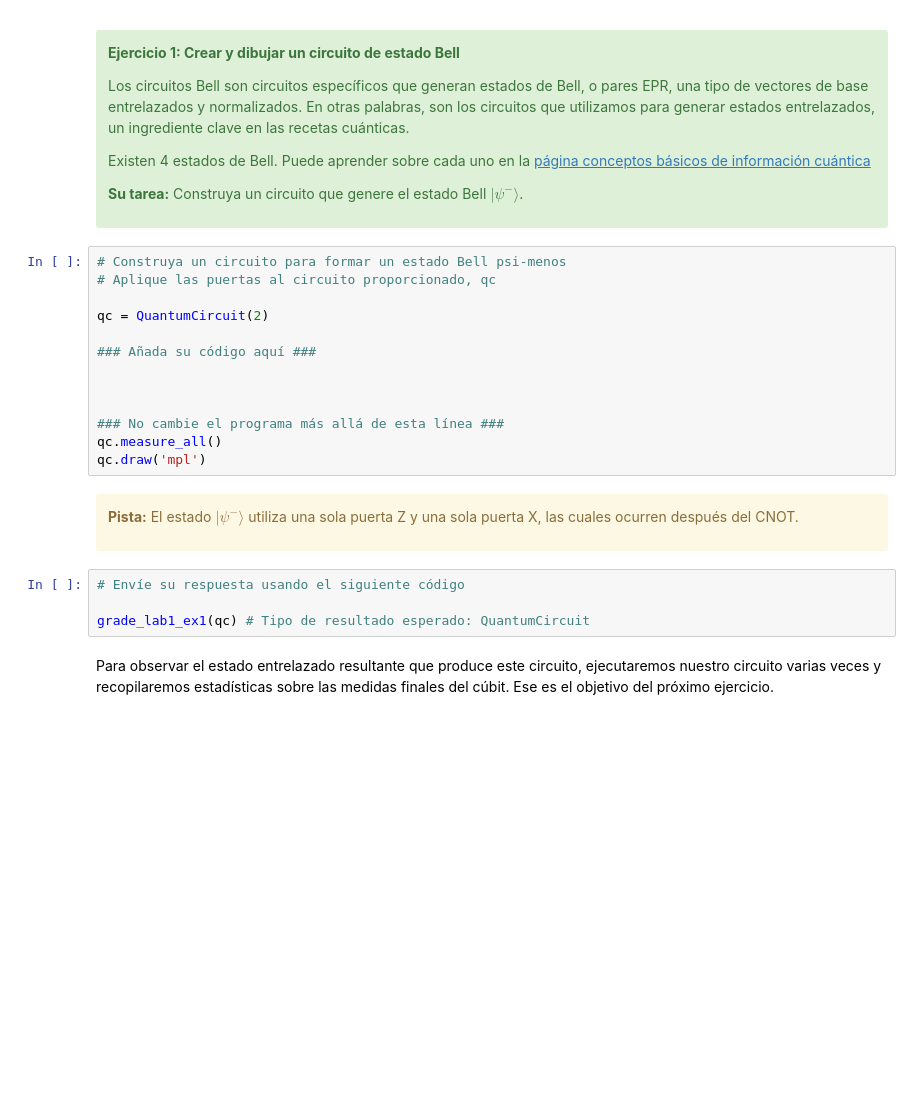
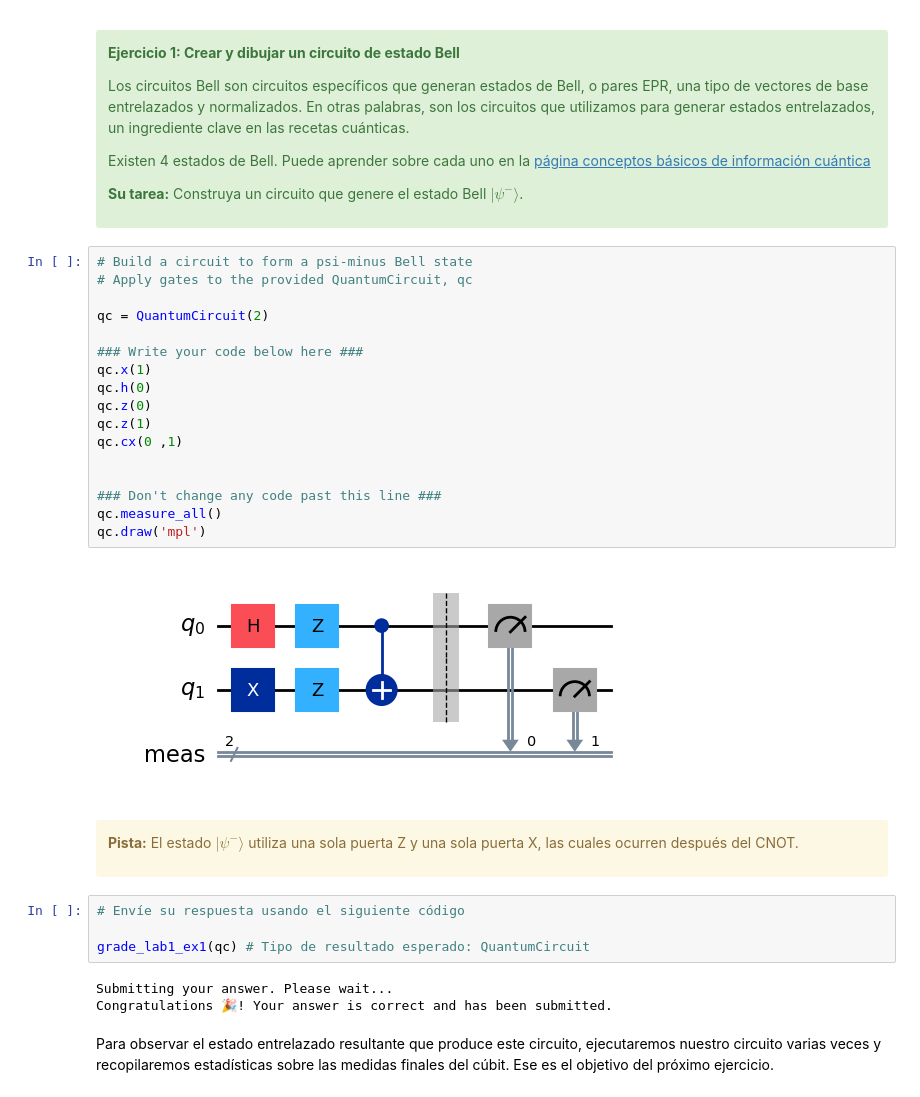
Before and after one commit to qiskit-community/ibm-quantum-challenge-2024, a Jupyter notebook: content/lab_1/lab-1-es.ipynb, the cells around one changed output. Cells and saved outputs as stored; diff of their text form; blank space fills up the shorter version.

Commit message:
Quantum Challenge Lab0-1-2-3

```diff
--- a/content/lab_1/lab-1-es.ipynb
+++ b/content/lab_1/lab-1-es.ipynb
@@ -92,18 +113,24 @@ Existen 4 estados de Bell. Puede aprender sobre cada uno en la [página concepto
 
 </div>
 # %%
-# Construya un circuito para formar un estado Bell psi-menos
-# Aplique las puertas al circuito proporcionado, qc
+# Build a circuit to form a psi-minus Bell state
+# Apply gates to the provided QuantumCircuit, qc
 
 qc = QuantumCircuit(2)
 
-### Añada su código aquí ###
+### Write your code below here ###
+qc.x(1)
+qc.h(0)
+qc.z(0)
+qc.z(1)
+qc.cx(0 ,1)
 
 
-
-### No cambie el programa más allá de esta línea ###
+### Don't change any code past this line ###
 qc.measure_all()
 qc.draw('mpl')
+# %% [output]
+[figure, added]
 # %% [markdown]
 <div class="alert alert-block alert-warning">
 
@@ -114,6 +141,9 @@ qc.draw('mpl')
 # Envíe su respuesta usando el siguiente código
 
 grade_lab1_ex1(qc) # Tipo de resultado esperado: QuantumCircuit
+# %% [output]
+Submitting your answer. Please wait...
+Congratulations 🎉! Your answer is correct and has been submitted.
 # %% [markdown]
 Para observar el estado entrelazado resultante que produce este circuito, ejecutaremos nuestro circuito varias veces y recopilaremos estadísticas sobre las medidas finales del cúbit. Ese es el objetivo del próximo ejercicio.
 # %% [markdown]
```
Also changed, not shown: parts of 22 cells of this notebook, 3 other files.
